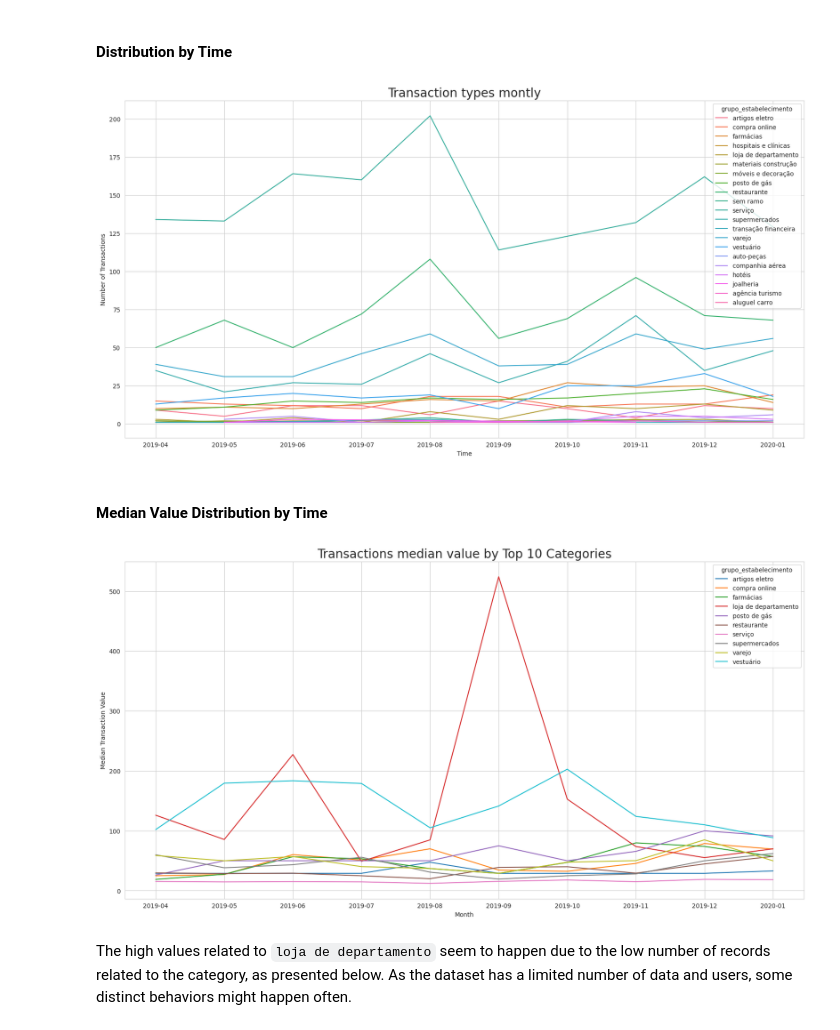
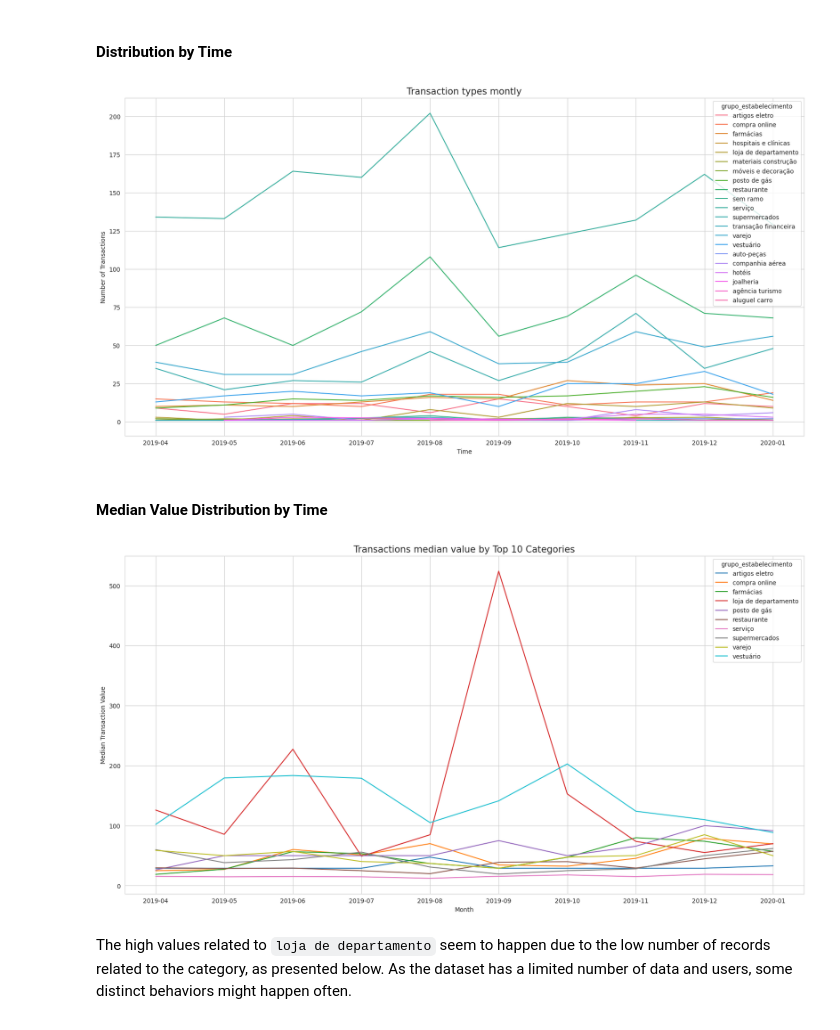
Before and after one commit to brunovilar/financial_transactions_classification, a Jupyter notebook: application/notebooks/02_ExploreDataset.ipynb, the cells around one changed output. Saved outputs shown, nothing was run; the diff lists cells and outputs as text; code cells hidden in the pictures.

```diff
--- a/application/notebooks/02_ExploreDataset.ipynb
+++ b/application/notebooks/02_ExploreDataset.ipynb
@@ -470,40 +470,40 @@ view_df = (
     .reset_index()
 )
 
-plt.figure(figsize=(20,10))
+plt.figure(figsize=configs.plots.large_fig_size)
 ax = sns.lineplot(x='period', y='records', hue='grupo_estabelecimento', data=view_df)
 ax.set_title(f'Transaction types montly',
-             fontdict={'fontsize':20})
+             fontdict={'fontsize':configs.plots.font_size})
 ax.set_xlabel("Time")
 ax.set_ylabel("Number of Transactions")
 plt.show()
 # %% [output]
-[figure, old version]
+[figure, new version]
 # %% [markdown]
 #### Median Value Distribution by Time
 # %%
 top_10_categories = set(labels_records_df.head(10)['grupo_estabelecimento'].tolist())
 
 view_df = (
     df
     .assign(period=lambda f: f['period'].str.slice(0, 7))
     .loc[lambda f: f['grupo_estabelecimento'].isin(top_10_categories)]
     [['period', 'grupo_estabelecimento', 'valor']]
     .groupby(['period', 'grupo_estabelecimento'])
     .median()
     .reset_index()
     .sort_values(by=['period', 'grupo_estabelecimento'])
 )
 
-plt.figure(figsize=(20,10))
+plt.figure(figsize=configs.plots.large_fig_size)
 ax = sns.lineplot(x='period', y='valor', hue='grupo_estabelecimento', data=view_df)
 ax.set_title(f'Transactions median value by Top 10 Categories',
-             fontdict={'fontsize':20})
+             fontdict={'fontsize':configs.plots.font_size})
 ax.set_xlabel("Month")
 ax.set_ylabel("Median Transaction Value")
 plt.show()
 # %% [output]
-[figure, old version]
+[figure, new version]
 # %% [markdown]
 The high values related to `loja de departamento` seem to happen due to the low number of records related to the category, as presented below. As the dataset has a limited number of data and users, some distinct behaviors might happen often.
 # %%
```
Also changed, not shown: parts of 17 cells of this notebook, 8 other files.
